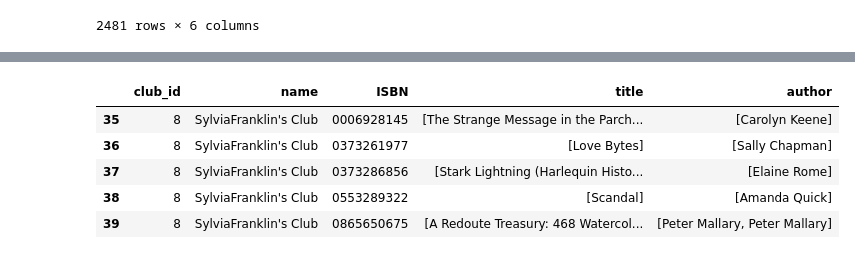
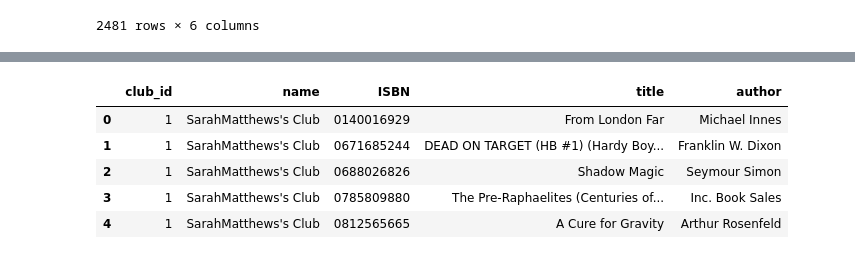
Before and after one commit to laurenceandrews/auguread, a Jupyter notebook: clubs/club-to-user-recommender/club-to-user-recommender.ipynb, the cells around one changed output, grey strips where cells are left out. Cells and saved outputs as stored; diff of their text form; code cells hidden in the pictures.

```diff
--- a/clubs/club-to-user-recommender/club-to-user-recommender.ipynb
+++ b/clubs/club-to-user-recommender/club-to-user-recommender.ipynb
@@ -191,6 +206,9 @@ club_favourite_books_df = pd.merge(pd.merge(club_df, club_book_df, left_on='id',
 
 club_favourite_books_df = club_favourite_books_df.rename(columns={'club_id_x':'club_id'})
 
+club_favourite_books_df['title'] = club_favourite_books_df['title'].str[0]
+club_favourite_books_df['author'] = club_favourite_books_df['author'].str[0]
+
 club_favourite_books_df
 # %% [output]
 |  | club_id | name | ISBN | title | author |
@@ -250,13 +267,13 @@ my_favourite_books_df
 # %%
 # Get the favourite books and authors of one club
 
-club_id = 8
+club_id = 1
 single_club_favourite_books_df = club_favourite_books_df.loc[club_favourite_books_df['club_id'] == club_id]
 single_club_favourite_books_df
 # %% [output]
 |  | club_id | name | ISBN | title | author |
-| 35 | 8 | SylviaFranklin's Club | 0006928145 | [The Strange Message in the Parch... | [Carolyn Keene] |
-| 36 | 8 | SylviaFranklin's Club | 0373261977 | [Love Bytes] | [Sally Chapman] |
-| 37 | 8 | SylviaFranklin's Club | 0373286856 | [Stark Lightning (Harlequin Histo... | [Elaine Rome] |
-| 38 | 8 | SylviaFranklin's Club | 0553289322 | [Scandal] | [Amanda Quick] |
-| 39 | 8 | SylviaFranklin's Club | 0865650675 | [A Redoute Treasury: 468 Watercol... | [Peter Mallary, Peter Mallary] |
+| 0 | 1 | SarahMatthews's Club | 0140016929 | From London Far | Michael Innes |
+| 1 | 1 | SarahMatthews's Club | 0671685244 | DEAD ON TARGET (HB #1) (Hardy Boy... | Franklin W. Dixon |
+| 2 | 1 | SarahMatthews's Club | 0688026826 | Shadow Magic | Seymour Simon |
+| 3 | 1 | SarahMatthews's Club | 0785809880 | The Pre-Raphaelites (Centuries of... | Inc. Book Sales |
+| 4 | 1 | SarahMatthews's Club | 0812565665 | A Cure for Gravity | Arthur Rosenfeld |
```
Also changed, not shown: parts of 26 cells of this notebook.
